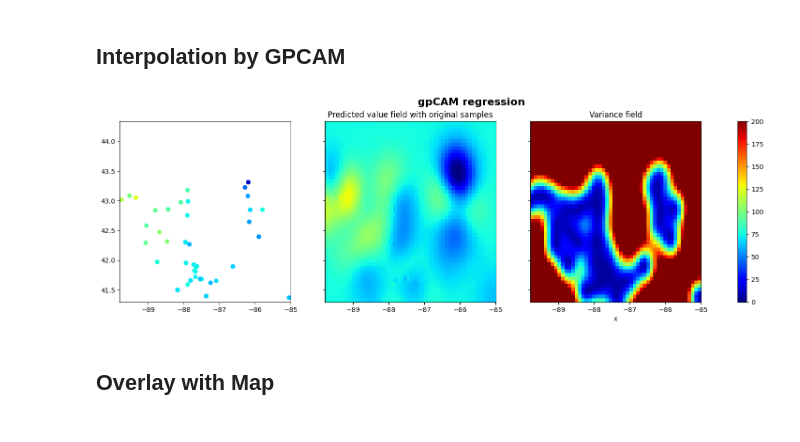
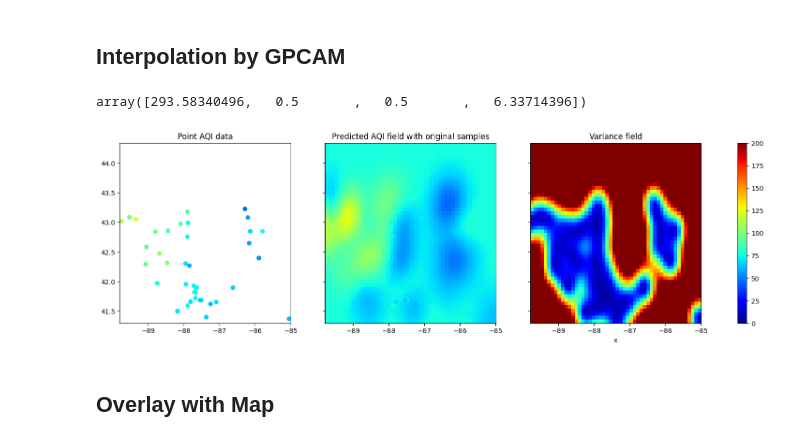
Before and after one commit to hmwainw/GP4AQ, a Jupyter notebook: Interpolate_PPL_AQI.ipynb, the cells around one changed output. Drawn from its saved outputs; the diff is of its cells as text; code cells hidden in the pictures.

```diff
--- a/Interpolate_PPL_AQI.ipynb
+++ b/Interpolate_PPL_AQI.ipynb
@@ -188,12 +186,18 @@ x = np.column_stack((np.array(df['Latitude']),np.array(df['Longitude'])))
 # %%
-x_train = x
+# Training data: locations (latitude, longitude) and AQI values at the sensor locations
+x_train = np.column_stack((np.array(df['Latitude']),np.array(df['Longitude'])))
 y_train = np.array(df['AQI'])
 
+# Range of coordinates
 param_bounds = np.array([[x_train[:,0].min(), x_train[:,0].max()],
                 [x_train[:,1].min(), x_train[:,1].max()]])
-init_hp = np.array([np.var(y_train),2.0,2.0, np.var(y_train)*0.01])
-hp_bounds = np.array([[np.var(y_train)*0.9,np.var(y_train)*1.1],[0.5,3.0],[0.5,3.0],[np.var(y_train)*0.009,np.var(y_train)*0.015]])
+# Initial hyperparameter values
+init_hp = np.array([np.var(y_train),1.,1., np.var(y_train)*0.01])
+
+# Range of hyperparameters
+hp_bounds = np.array([[np.var(y_train)*0.7,np.var(y_train)*1.3],[0.5,2.0],[0.5,2.0],[np.var(y_train)*0.01,np.var(y_train)*0.1]])
 # %%
+# Run GP (Maximul likelihood esitmation)
 my_ae = AutonomousExperimenterGP(param_bounds,
                                  init_hp,
                                  hp_bounds,
@@ -203,6 +207,11 @@ my_ae = AutonomousExperimenterGP(param_bounds,
                                  kernel_func = kernel_RBF_noise,
                                  use_inv = True,
                                  communicate_full_dataset = False,
-                                 ram_economy = True)#, info = False, prior_mean_func = optional_mean_func)
+                                 ram_economy = False)
 my_ae.train(max_iter=10000)
+# %%
+# Estimated hyperparameters
+my_ae.gp_optimizer.hyperparameters
+# %% [output]
+array([293.58340496,   0.5       ,   0.5       ,   6.33714396])
 # %%
@@ -219,28 +222,27 @@ np.save(infile+'.npy',f)
 # %%
 # Create a figure with two subplots
 fig, axs = plt.subplots(nrows=1, ncols=3, figsize=(20, 5), sharex=True, sharey=True)
 
 # Original values
-axs[0].scatter(x[:,1], x[:,0], c=y_train, cmap="jet",vmin=0,vmax=200)
+axs[0].scatter(x_train[:,1], x_train[:,0], c=y_train, cmap="jet",vmin=0,vmax=200)
+axs[0].set_title(f'Point AQI data')
 
 # Predicted value field
 s1 = axs[1].pcolormesh(grid['xx1'], grid['xx0'], f, cmap="jet",vmin=0,vmax=200)
-axs[1].scatter(x[:, 1], x[:, 0], c=y_train, cmap="jet",vmin=0,vmax=200)
-axs[1].set_title(f'Predicted value field with original samples')
+axs[1].scatter(x_train[:, 1], x_train[:, 0], c=y_train, cmap="jet",vmin=0,vmax=200)
+axs[1].set_title(f'Predicted AQI field with original samples')
 
 # Variance field
 s2 = axs[2].pcolormesh(grid['xx1'], grid['xx0'], v, cmap="jet",vmin=0,vmax=200)
 axs[2].set_title(f'Variance field')
 axs[2].set_xlabel('x')
 
 # Create a single colorbar for all subplots
 fig.colorbar(s1, ax=axs)  # Adjust the 'pad' parameter to change the spacing between plots and colorbar
 
-# Set title for the entire figure
-fig.suptitle(f'gpCAM regression', fontsize=16, fontweight='bold')
 plt.show()
 # %% [output]
-[figure, old version]
+[figure, new version]
 # %% [markdown]
 ## Overlay with Map
 # %%
```
Also changed, not shown: parts of 7 cells of this notebook, 4 other files.
